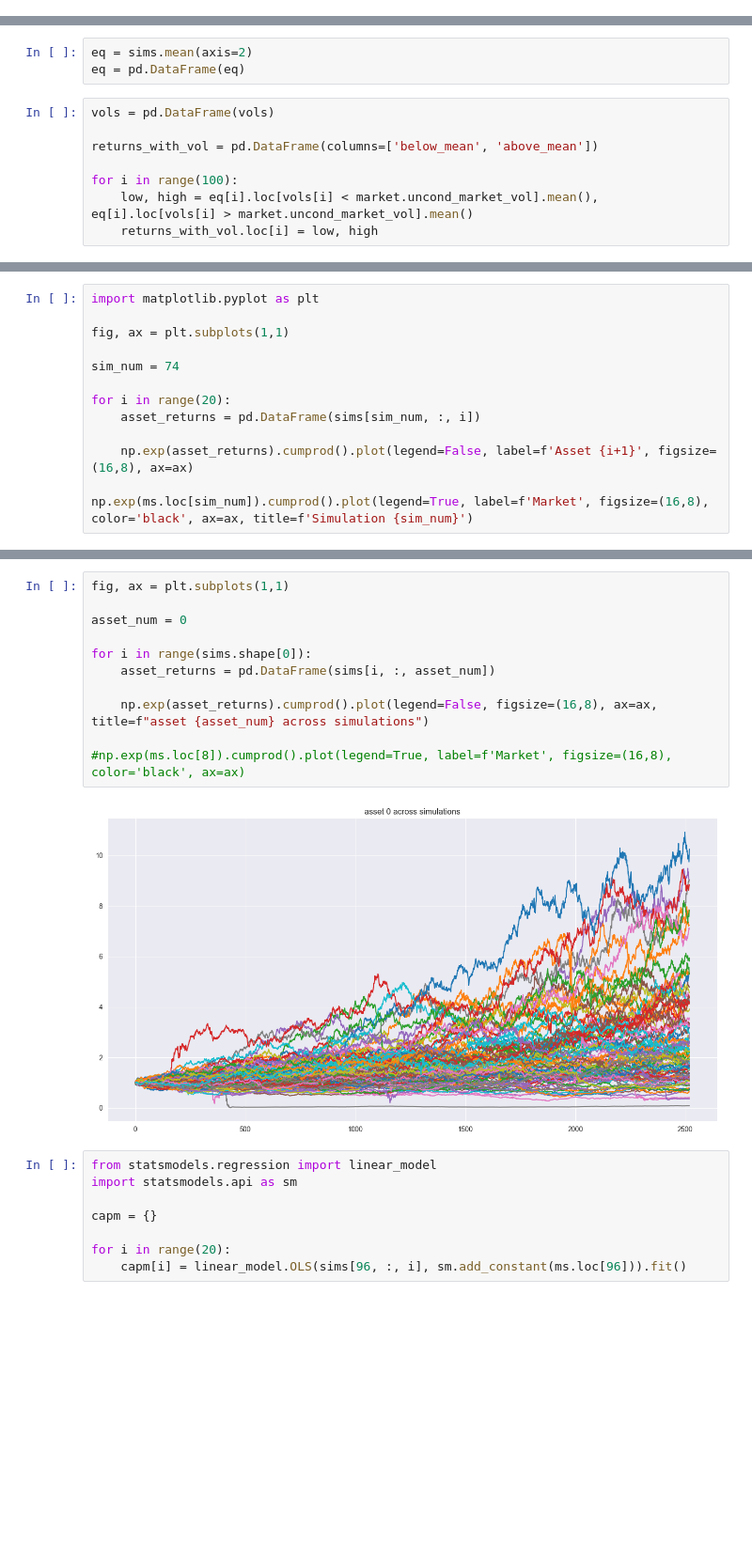
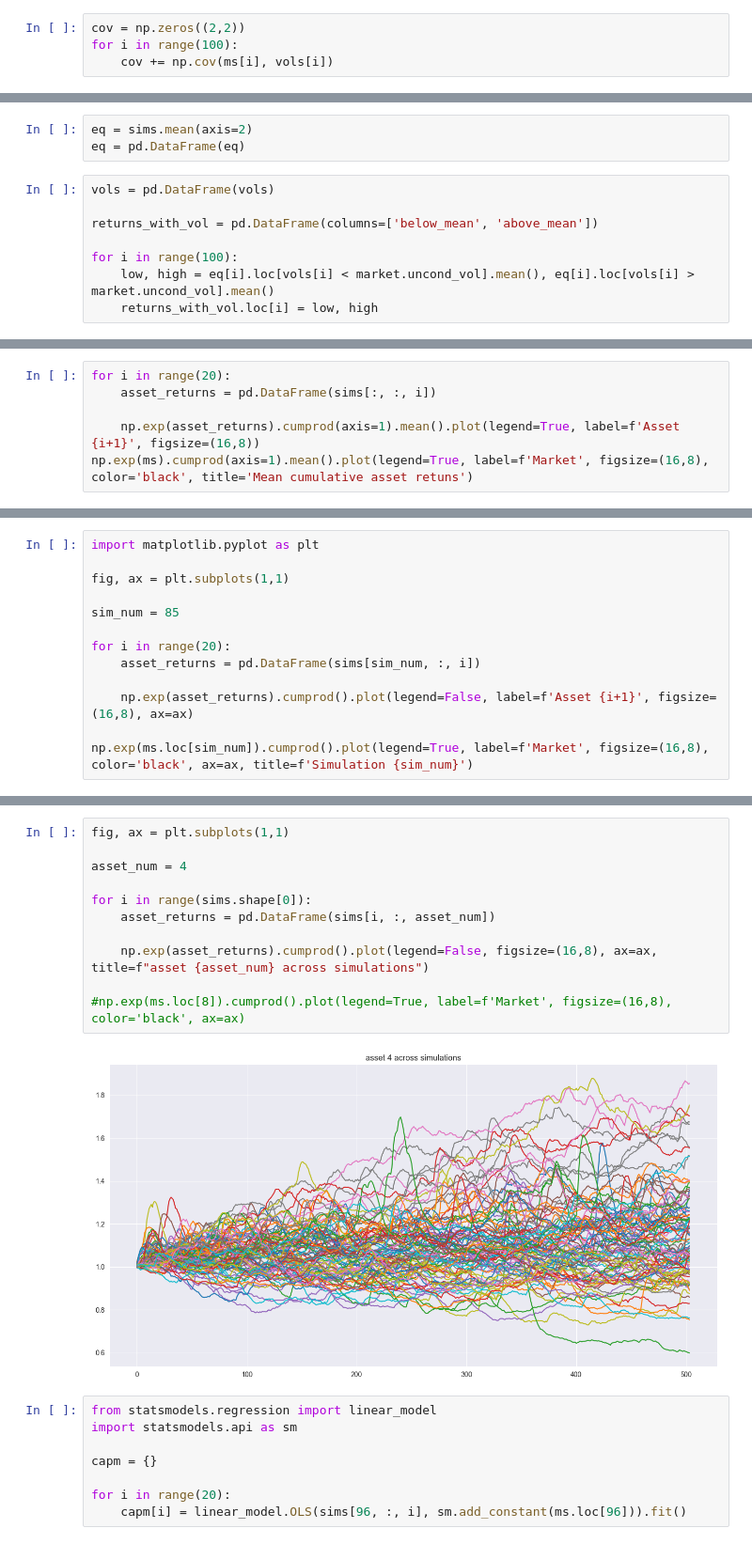
Before and after one commit to V4laky/PortfolioMPC, a Jupyter notebook: notebooks/MarketSim_tests.ipynb, the cells around one changed output, grey strips where cells are left out. Shown at 94% size. Cells and saved outputs as stored; diff of their text form; blank space fills up the shorter version.

```diff
--- a/notebooks/MarketSim_tests.ipynb
+++ b/notebooks/MarketSim_tests.ipynb
@@ -188,0 +280,4 @@ vols = np.array(vols)
+# %%
+cov = np.zeros((2,2))
+for i in range(100):
+    cov += np.cov(ms[i], vols[i])
@@ -215,7 +336,7 @@ vols = pd.DataFrame(vols)
 returns_with_vol = pd.DataFrame(columns=['below_mean', 'above_mean'])
 
 for i in range(100):
-    low, high = eq[i].loc[vols[i] < market.uncond_market_vol].mean(), eq[i].loc[vols[i] > market.uncond_market_vol].mean()
+    low, high = eq[i].loc[vols[i] < market.uncond_vol].mean(), eq[i].loc[vols[i] > market.uncond_vol].mean()
     returns_with_vol.loc[i] = low, high
 # %%
 def sharpe(ser):
@@ -261,0 +378,6 @@ Name: vols, dtype: float64
+# %%
+for i in range(20):
+    asset_returns = pd.DataFrame(sims[:, :, i])
+
+    np.exp(asset_returns).cumprod(axis=1).mean().plot(legend=True, label=f'Asset {i+1}', figsize=(16,8))
+np.exp(ms).cumprod(axis=1).mean().plot(legend=True, label=f'Market', figsize=(16,8), color='black', title='Mean cumulative asset retuns')
@@ -294,7 +410,7 @@ import matplotlib.pyplot as plt
 
 fig, ax = plt.subplots(1,1)
 
-sim_num = 74
+sim_num = 85
 
 for i in range(20):
     asset_returns = pd.DataFrame(sims[sim_num, :, i])
@@ -308,16 +424,16 @@ np.exp(ms.loc[sim_num]).cumprod().plot(legend=True, label=f'Market', figsize=(16
 # %%
 fig, ax = plt.subplots(1,1)
 
-asset_num = 0
+asset_num = 4
 
 for i in range(sims.shape[0]):
     asset_returns = pd.DataFrame(sims[i, :, asset_num])
 
     np.exp(asset_returns).cumprod().plot(legend=False, figsize=(16,8), ax=ax, title=f"asset {asset_num} across simulations")
 
 #np.exp(ms.loc[8]).cumprod().plot(legend=True, label=f'Market', figsize=(16,8), color='black', ax=ax)
 # %% [output]
-[figure, old version]
+[figure, new version]
 # %%
 from statsmodels.regression import linear_model
 import statsmodels.api as sm
```
Also changed, not shown: parts of 45 cells of this notebook, 4 other files.
